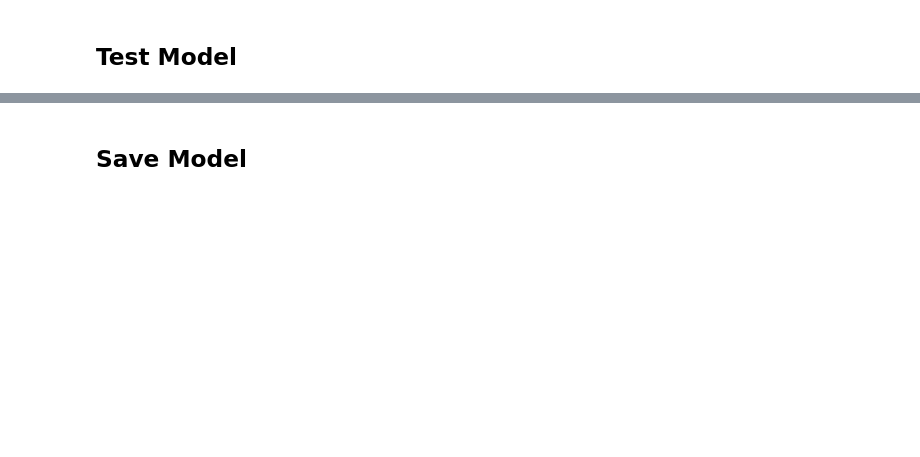
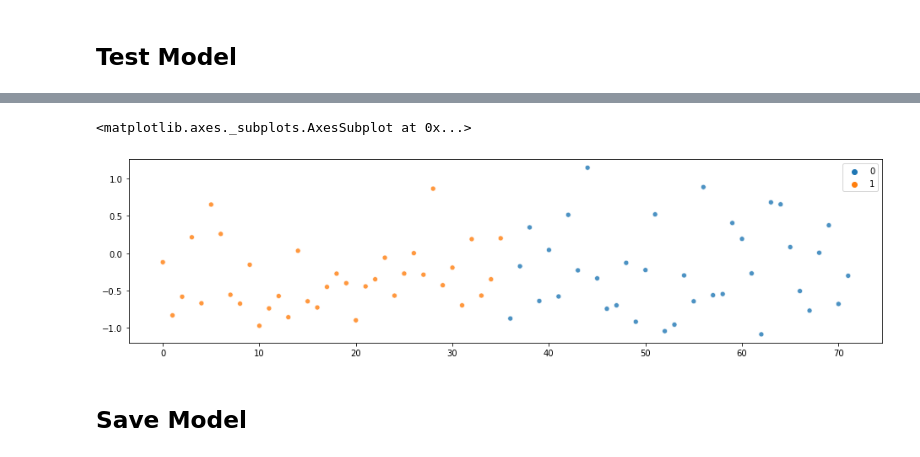
Before and after one commit to d-bi/software-control, a Jupyter notebook: playground.ipynb, the cells around one changed output, grey strips where cells are left out. Drawn from its saved outputs; the diff is of its cells as text; code cells hidden in the pictures; blank space fills up the shorter version.

```diff
--- a/playground.ipynb
+++ b/playground.ipynb
@@ -784,3 +961,3 @@ test_loss, test_acc = model.evaluate(test_data, test_labels)
 # %%
-test_output = model.predict(test_data)
+test_output = model.predict(test_data_ch_split)
 round_test_out = list(map(np.round, np.concatenate(test_output)))
@@ -787,9 +986,12 @@ round_test_out = list(map(np.round, np.concatenate(test_output)))
 # %%
 plt.figure(figsize=(16,4))
 sns.scatterplot(x=range(len(round_test_out)),
-                y=round_test_out,
+                y=test_output[:,0],
                 hue=test_labels,
                 alpha=0.8)
+# %% [output]
+<matplotlib.axes._subplots.AxesSubplot at 0x...>
+[figure, added]
 # %% [markdown]
 ## Save Model
 # %%
```
Also changed, not shown: parts of 23 cells of this notebook, 2 other files.
